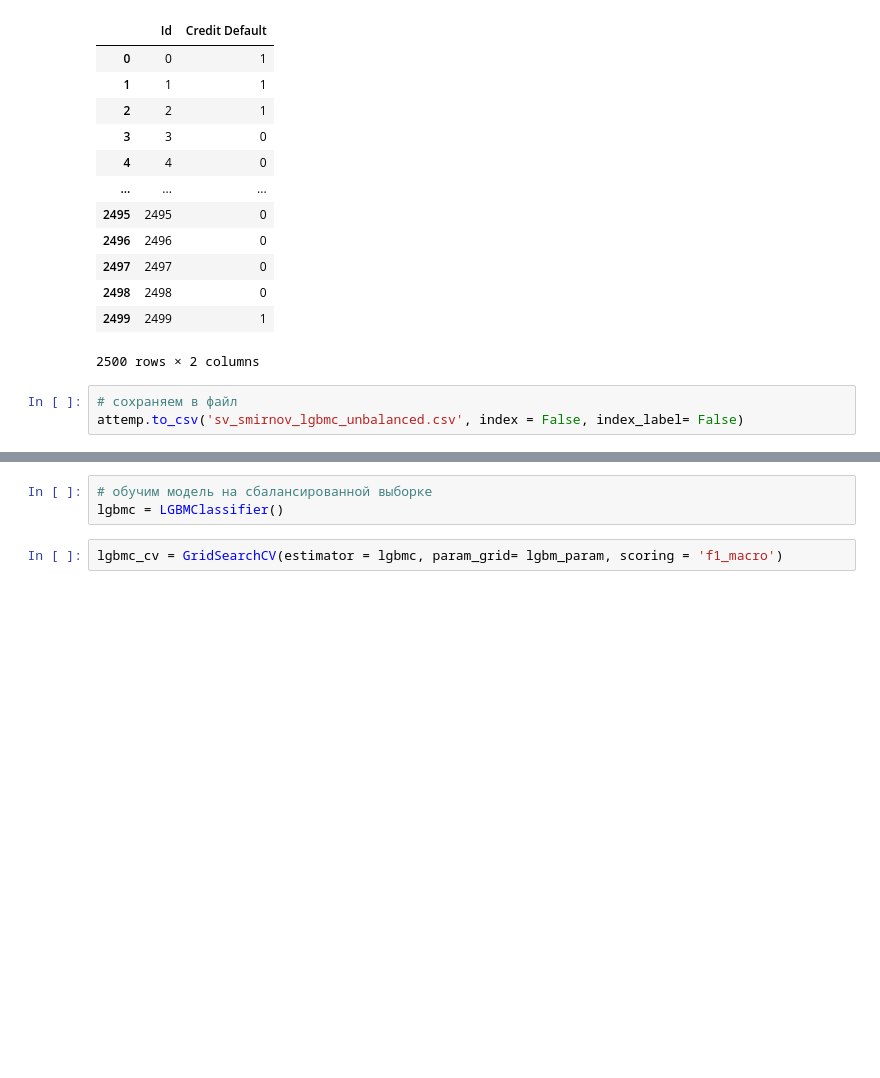
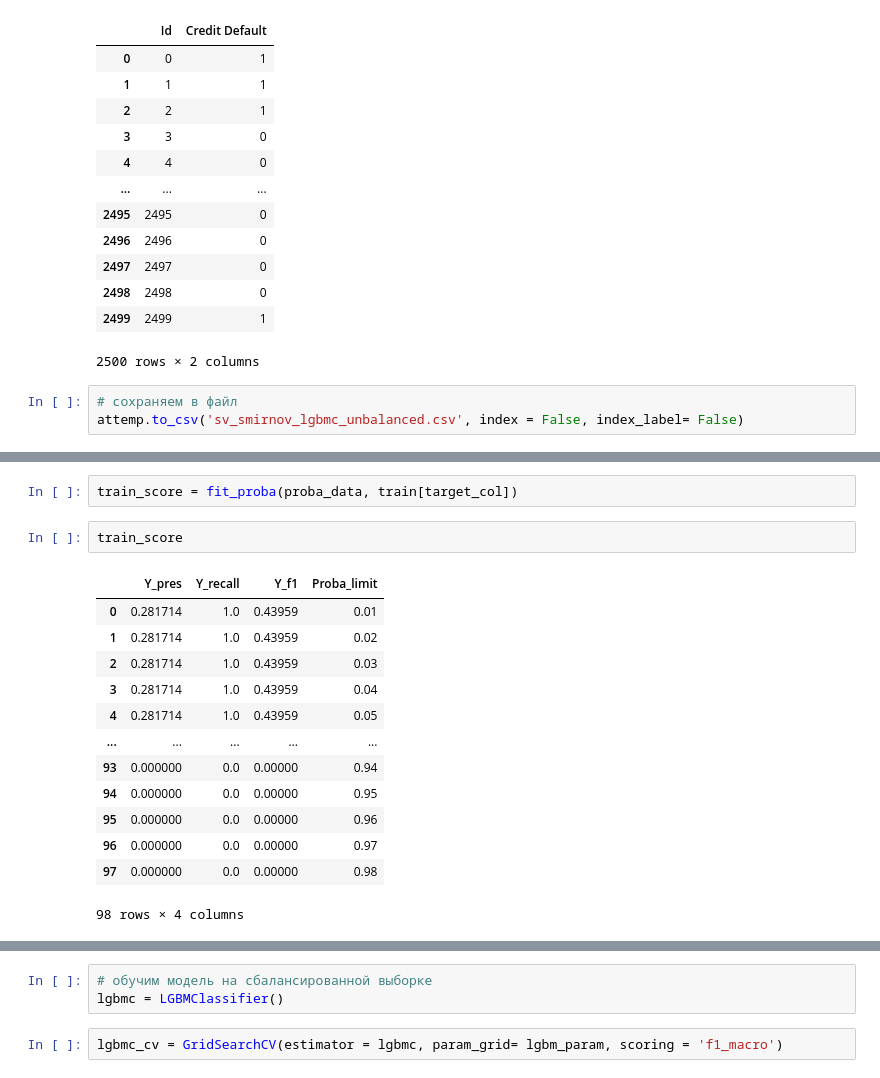
Before and after one commit to Segrey372017/gb_python_datascience_libs_p2, a Jupyter notebook: ssmirnov_python_dslibs2_termpaper.ipynb, the cells around one changed output, grey strips where cells are left out. Saved outputs shown, nothing was run; the diff lists cells and outputs as text; blank space fills up the shorter version.

```diff
--- a/ssmirnov_python_dslibs2_termpaper.ipynb
+++ b/ssmirnov_python_dslibs2_termpaper.ipynb
@@ -1658,0 +1700,18 @@ attemp.to_csv('sv_smirnov_lgbmc_unbalanced.csv', index = False, index_label= Fal
+# %%
+train_score = fit_proba(proba_data, train[target_col])
+# %%
+train_score
+# %% [output]
+|  | Y_pres | Y_recall | Y_f1 | Proba_limit |
+| 0 | 0.281714 | 1.0 | 0.43959 | 0.01 |
+| 1 | 0.281714 | 1.0 | 0.43959 | 0.02 |
+| 2 | 0.281714 | 1.0 | 0.43959 | 0.03 |
+| 3 | 0.281714 | 1.0 | 0.43959 | 0.04 |
+| 4 | 0.281714 | 1.0 | 0.43959 | 0.05 |
+| ... | ... | ... | ... | ... |
+| 93 | 0.000000 | 0.0 | 0.00000 | 0.94 |
+| 94 | 0.000000 | 0.0 | 0.00000 | 0.95 |
+| 95 | 0.000000 | 0.0 | 0.00000 | 0.96 |
+| 96 | 0.000000 | 0.0 | 0.00000 | 0.97 |
+| 97 | 0.000000 | 0.0 | 0.00000 | 0.98 |
+98 rows × 4 columns
```
Also changed, not shown: parts of 34 cells of this notebook.
